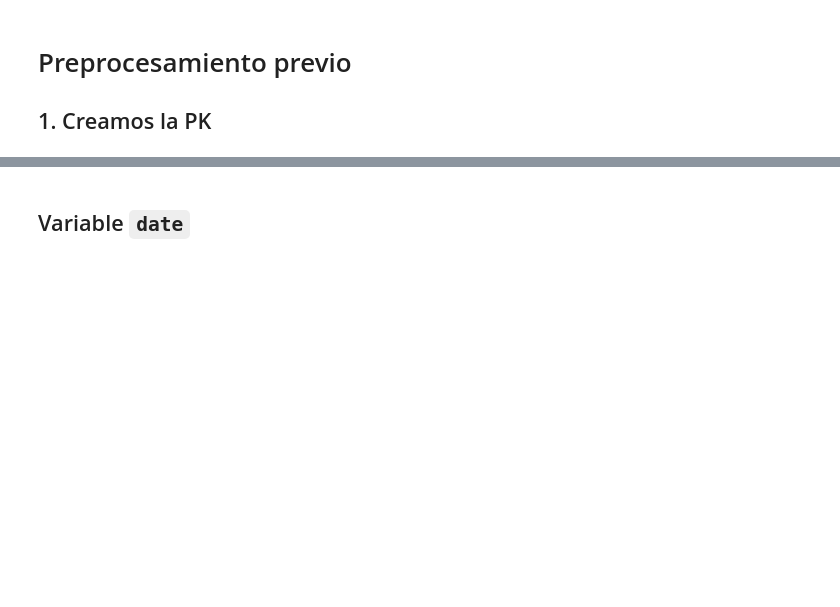
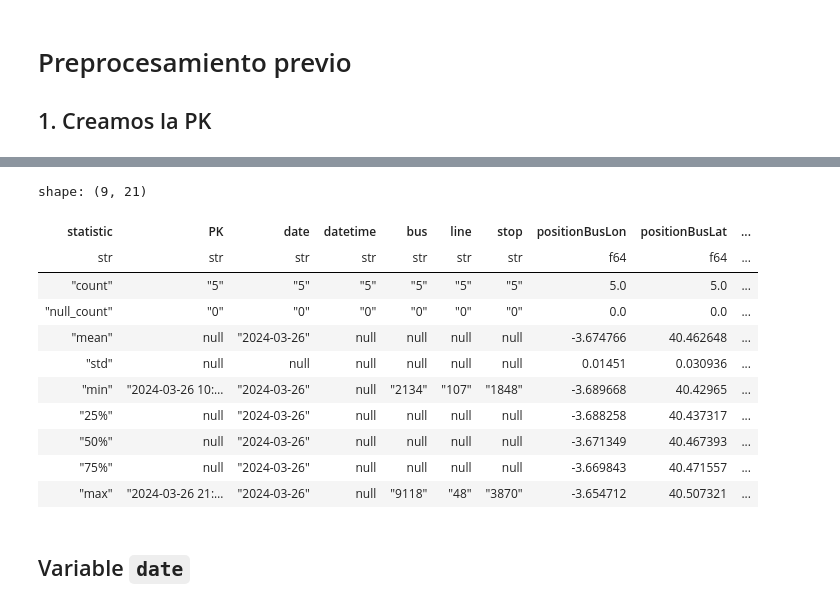
Before and after one commit to oeg-upm/inesdata-mov-data-generation, a Jupyter notebook: docs/notebooks/eda/emt_eda.ipynb, the cells around one changed output, grey strips where cells are left out. Cells and saved outputs as stored; diff of their text form; code cells hidden in the pictures; blank space fills up the shorter version.

```diff
--- a/docs/notebooks/eda/emt_eda.ipynb
+++ b/docs/notebooks/eda/emt_eda.ipynb
@@ -306,3 +255,18 @@ lf.head().describe() #TODO: si le quito el head peta el kernel
+# %%
+sample_data.head().describe()
+# %% [output]
+shape: (9, 21)
+| statistic | PK | date | datetime | bus | line | stop | positionBusLon | positionBusLat | ... |
+| str | str | str | str | str | str | str | f64 | f64 | ... |
+| "count" | "5" | "5" | "5" | "5" | "5" | "5" | 5.0 | 5.0 | ... |
+| "null_count" | "0" | "0" | "0" | "0" | "0" | "0" | 0.0 | 0.0 | ... |
+| "mean" | null | "2024-03-26" | null | null | null | null | -3.674766 | 40.462648 | ... |
+| "std" | null | null | null | null | null | null | 0.01451 | 0.030936 | ... |
+| "min" | "2024-03-26 10:… | "2024-03-26" | null | "2134" | "107" | "1848" | -3.689668 | 40.42965 | ... |
+| "25%" | null | "2024-03-26" | null | null | null | null | -3.688258 | 40.437317 | ... |
+| "50%" | null | "2024-03-26" | null | null | null | null | -3.671349 | 40.467393 | ... |
+| "75%" | null | "2024-03-26" | null | null | null | null | -3.669843 | 40.471557 | ... |
+| "max" | "2024-03-26 21:… | "2024-03-26" | null | "9118" | "48" | "3870" | -3.654712 | 40.507321 | ... |
 # %% [markdown]
 ##  Variable `date`
 # %% [markdown]
```
Also changed, not shown: parts of 173 cells of this notebook.
